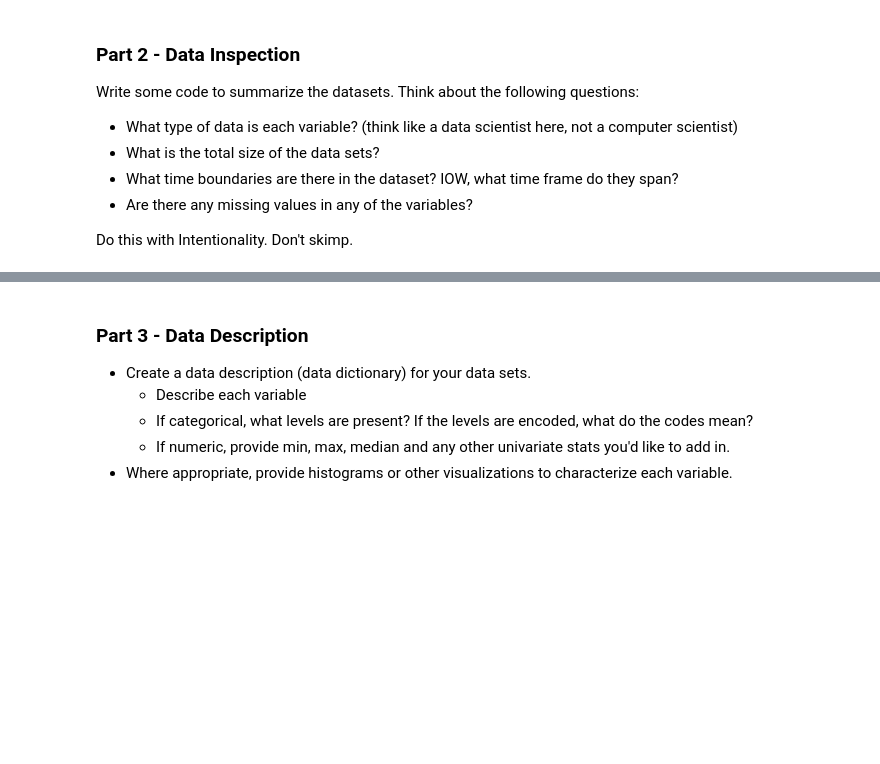
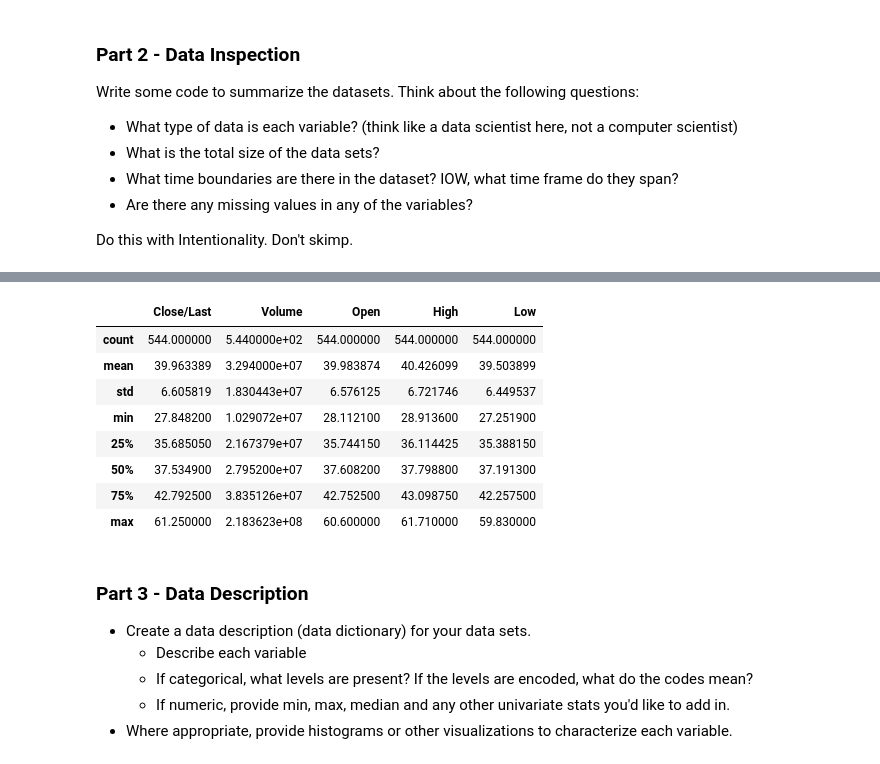
Before and after one commit to sltimmins/Project-2, a Jupyter notebook: Project02.ipynb, the cells around one changed output, grey strips where cells are left out. Saved outputs shown, nothing was run; the diff lists cells and outputs as text; code cells hidden in the pictures; blank space fills up the shorter version.

```diff
--- a/Project02.ipynb
+++ b/Project02.ipynb
@@ -104,3 +159,16 @@ memory usage: 29.8 KB
+# %%
+# Now, looking at a quick description of the Pfizer data
+pfe.describe()
+# %% [output]
+|  | Close/Last | Volume | Open | High | Low |
+| count | 544.000000 | 5.440000e+02 | 544.000000 | 544.000000 | 544.000000 |
+| mean | 39.963389 | 3.294000e+07 | 39.983874 | 40.426099 | 39.503899 |
+| std | 6.605819 | 1.830443e+07 | 6.576125 | 6.721746 | 6.449537 |
+| min | 27.848200 | 1.029072e+07 | 28.112100 | 28.913600 | 27.251900 |
+| 25% | 35.685050 | 2.167379e+07 | 35.744150 | 36.114425 | 35.388150 |
+| 50% | 37.534900 | 2.795200e+07 | 37.608200 | 37.798800 | 37.191300 |
+| 75% | 42.792500 | 3.835126e+07 | 42.752500 | 43.098750 | 42.257500 |
+| max | 61.250000 | 2.183623e+08 | 60.600000 | 61.710000 | 59.830000 |
 # %% [markdown]
 ### Part 3 - Data Description
 
```
Also changed, not shown: parts of 9 cells of this notebook.
